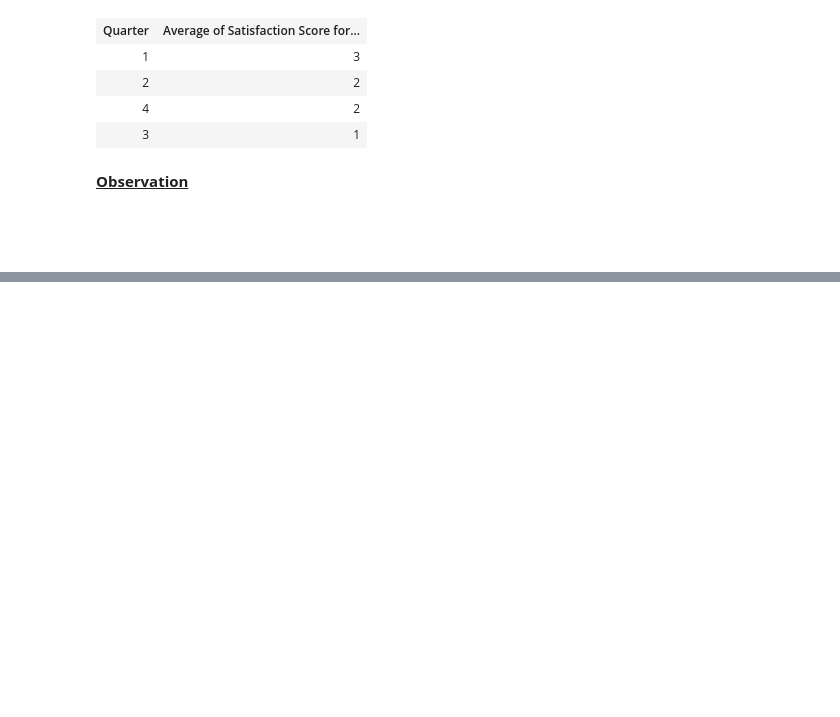
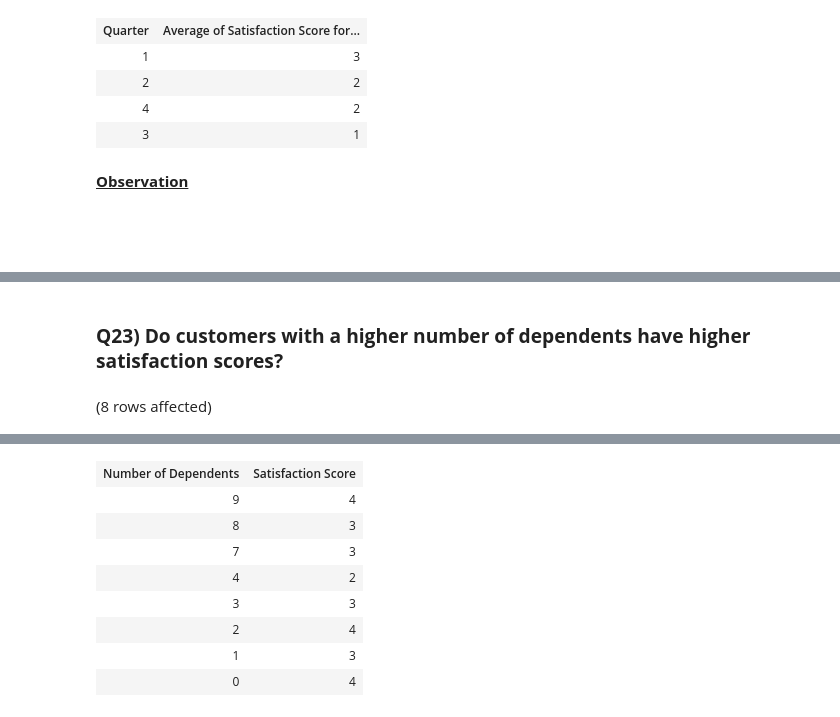
Before and after one commit to sohilamohey/ITI-SQL-Project-Telco-Company, a Jupyter notebook: Offical Code.ipynb, the cells around one changed output, grey strips where cells are left out. Saved outputs shown, nothing was run; the diff lists cells and outputs as text; code cells hidden in the pictures; blank space fills up the shorter version.

```diff
--- a/Offical Code.ipynb
+++ b/Offical Code.ipynb
@@ -246,0 +376,13 @@ Total execution time: 00:00:00.018
+# %% [markdown]
+### **Q23) Do customers with a higher number of dependents have higher satisfaction scores?**
+# %%
+SELECT Number_of_Dependents AS [Number of Dependents],
+       AVG(satisfaction_score) as [Satisfaction Score]
+FROM Demographics d,
+     status s
+WHERE
+     d.CustomerID = s.CustomerID
+GROUP BY Number_of_Dependents
+ORDER BY 1 DESC
+# %% [output]
+(8 rows affected)
@@ -246,0 +390,9 @@ Total execution time: 00:00:00.018
+| Number of Dependents | Satisfaction Score |
+| 9 | 4 |
+| 8 | 3 |
+| 7 | 3 |
+| 4 | 2 |
+| 3 | 3 |
+| 2 | 4 |
+| 1 | 3 |
+| 0 | 4 |
```
Also changed, not shown: parts of 30 cells of this notebook.
